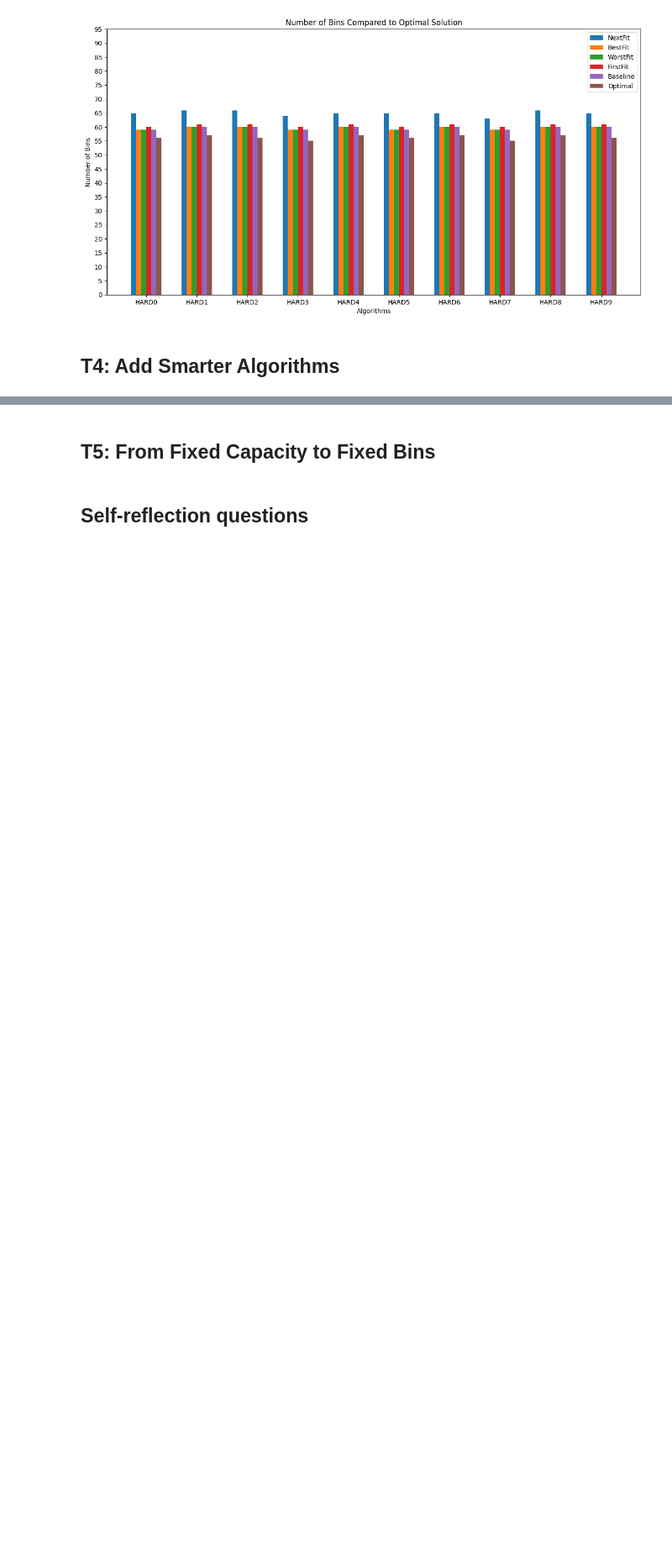
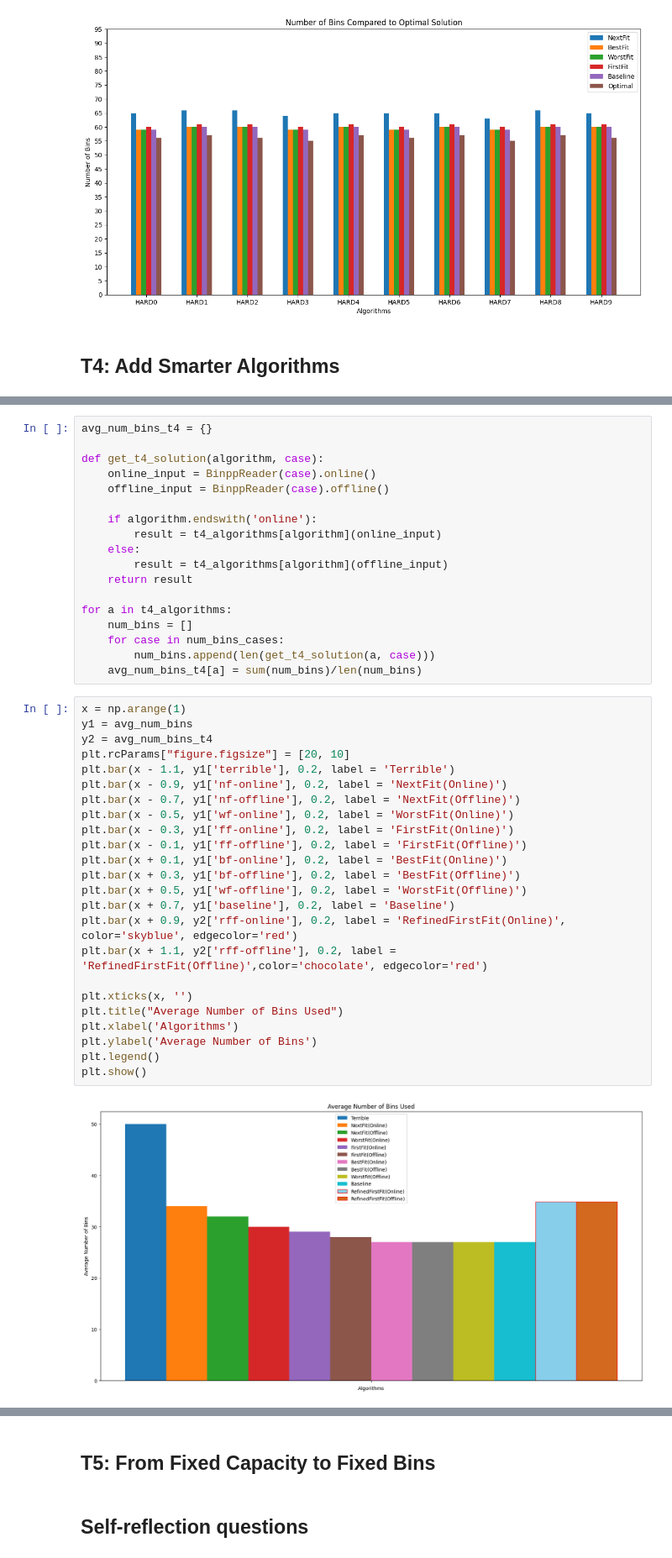
Before and after one commit to adampodolak/Bin-Packing-Lab, a Jupyter notebook: report.ipynb, the cells around one changed output, grey strips where cells are left out. Shown at 84% size. Cells and saved outputs as stored; diff of their text form; blank space fills up the shorter version.

```diff
--- a/report.ipynb
+++ b/report.ipynb
@@ -367,0 +435,44 @@ plt.show()
+# %%
+avg_num_bins_t4 = {}
+
+def get_t4_solution(algorithm, case):
+    online_input = BinppReader(case).online()
+    offline_input = BinppReader(case).offline()
+
+    if algorithm.endswith('online'):
+        result = t4_algorithms[algorithm](online_input)
+    else:
+        result = t4_algorithms[algorithm](offline_input)
+    return result
+
+for a in t4_algorithms:
+    num_bins = []
+    for case in num_bins_cases:
+        num_bins.append(len(get_t4_solution(a, case)))
+    avg_num_bins_t4[a] = sum(num_bins)/len(num_bins)
+# %%
+x = np.arange(1)
+y1 = avg_num_bins
+y2 = avg_num_bins_t4
+plt.rcParams["figure.figsize"] = [20, 10]
+plt.bar(x - 1.1, y1['terrible'], 0.2, label = 'Terrible')
+plt.bar(x - 0.9, y1['nf-online'], 0.2, label = 'NextFit(Online)')
+plt.bar(x - 0.7, y1['nf-offline'], 0.2, label = 'NextFit(Offline)')
+plt.bar(x - 0.5, y1['wf-online'], 0.2, label = 'WorstFit(Online)')
+plt.bar(x - 0.3, y1['ff-online'], 0.2, label = 'FirstFit(Online)')
+plt.bar(x - 0.1, y1['ff-offline'], 0.2, label = 'FirstFit(Offline)')
+plt.bar(x + 0.1, y1['bf-online'], 0.2, label = 'BestFit(Online)')
+plt.bar(x + 0.3, y1['bf-offline'], 0.2, label = 'BestFit(Offline)')
+plt.bar(x + 0.5, y1['wf-offline'], 0.2, label = 'WorstFit(Offline)')
+plt.bar(x + 0.7, y1['baseline'], 0.2, label = 'Baseline')
+plt.bar(x + 0.9, y2['rff-online'], 0.2, label = 'RefinedFirstFit(Online)', color='skyblue', edgecolor='red')
+plt.bar(x + 1.1, y2['rff-offline'], 0.2, label = 'RefinedFirstFit(Offline)',color='chocolate', edgecolor='red')
+
+plt.xticks(x, '')
+plt.title("Average Number of Bins Used")
+plt.xlabel('Algorithms')
+plt.ylabel('Average Number of Bins')
+plt.legend()
+plt.show()
+# %% [output]
+[figure, added]
```
Also changed, not shown: parts of 13 cells of this notebook, 2 other files.
